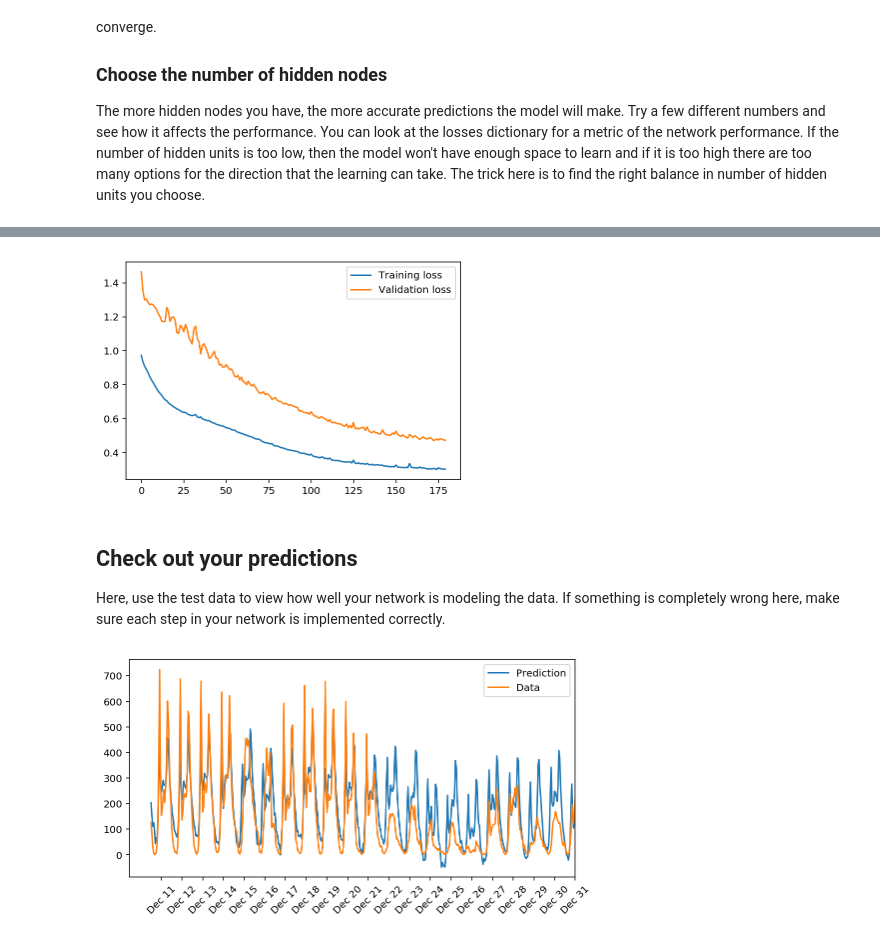
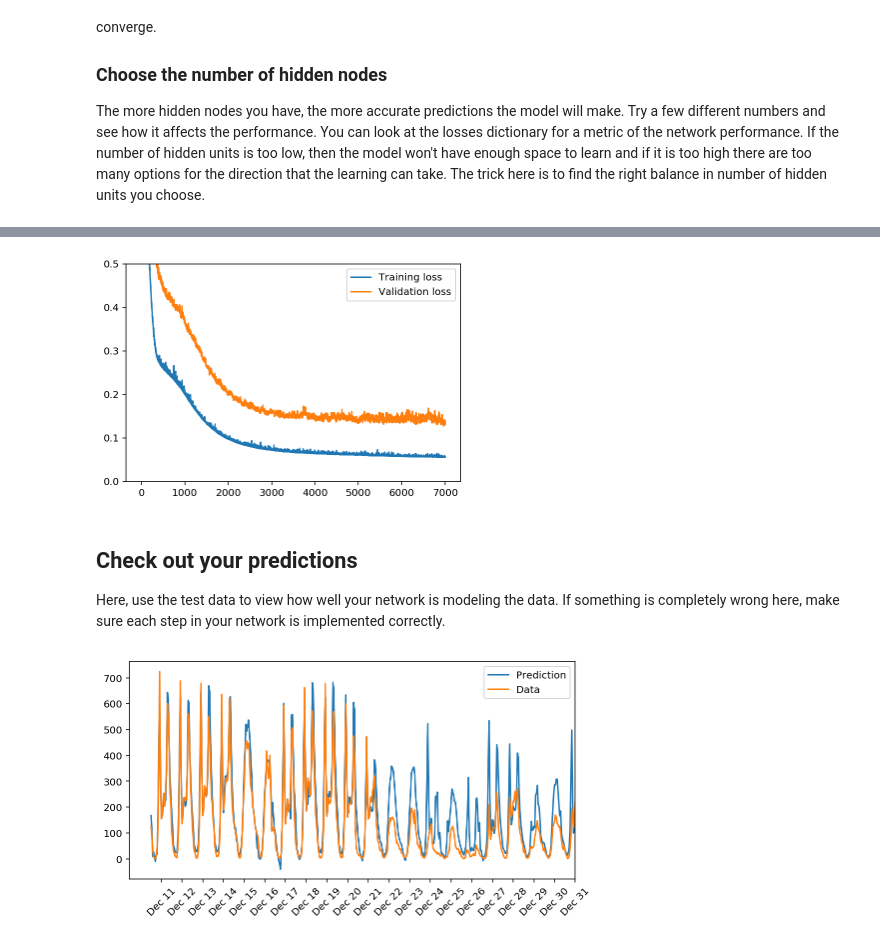
Before and after one commit to arthurcgusmao/dlnd_first_neural_network, a Jupyter notebook: Your_first_neural_network.ipynb, the cells around one changed output, grey strips where cells are left out. Cells and saved outputs as stored; diff of their text form; code cells hidden in the pictures.

```diff
--- a/Your_first_neural_network.ipynb
+++ b/Your_first_neural_network.ipynb
@@ -184,8 +184,8 @@ class NeuralNetwork(object):
             delta_weights_h_o += self.lr * output_error_term * hidden_outputs[:, None]
 
         # TODO: Update the weights - Replace these values with your calculations.
-        self.weights_hidden_to_output += delta_weights_h_o # update hidden-to-output weights with gradient descent step
-        self.weights_input_to_hidden += delta_weights_i_h # update input-to-hidden weights with gradient descent step
+        self.weights_hidden_to_output += delta_weights_h_o / n_records # update hidden-to-output weights with gradient descent step
+        self.weights_input_to_hidden += delta_weights_i_h / n_records # update input-to-hidden weights with gradient descent step
 
     def run(self, features):
         ''' Run a forward pass through the network with input features
@@ -297,9 +297,9 @@ The more hidden nodes you have, the more accurate predictions the model will mak
 import sys
 
 ### Set the hyperparameters here ###
-iterations = 180
-learning_rate = 0.005
-hidden_nodes = 3
+iterations = 7000
+learning_rate = 0.5
+hidden_nodes = 25
 output_nodes = 1
 
 N_i = train_features.shape[1]
@@ -328,10 +328,10 @@ Progress: 99.4% ... Training loss: 0.302 ... Validation loss: 0.472
 # %%
 plt.plot(losses['train'], label='Training loss')
 plt.plot(losses['validation'], label='Validation loss')
 plt.legend()
-_ = plt.ylim()
+_ = plt.ylim([0.0, 0.5])
 # %% [output]
-[figure, old version]
+[figure, new version]
 # %% [markdown]
 ## Check out your predictions
 
@@ -351,7 +351,7 @@ dates = dates.apply(lambda d: d.strftime('%b %d'))
 ax.set_xticks(np.arange(len(dates))[12::24])
 _ = ax.set_xticklabels(dates[12::24], rotation=45)
 # %% [output]
-[figure, old version]
+[figure, new version]
 # %% [markdown]
 ## OPTIONAL: Thinking about your results(this question will not be evaluated in the rubric).
 
```
Also changed, not shown: parts of 3 cells of this notebook.
